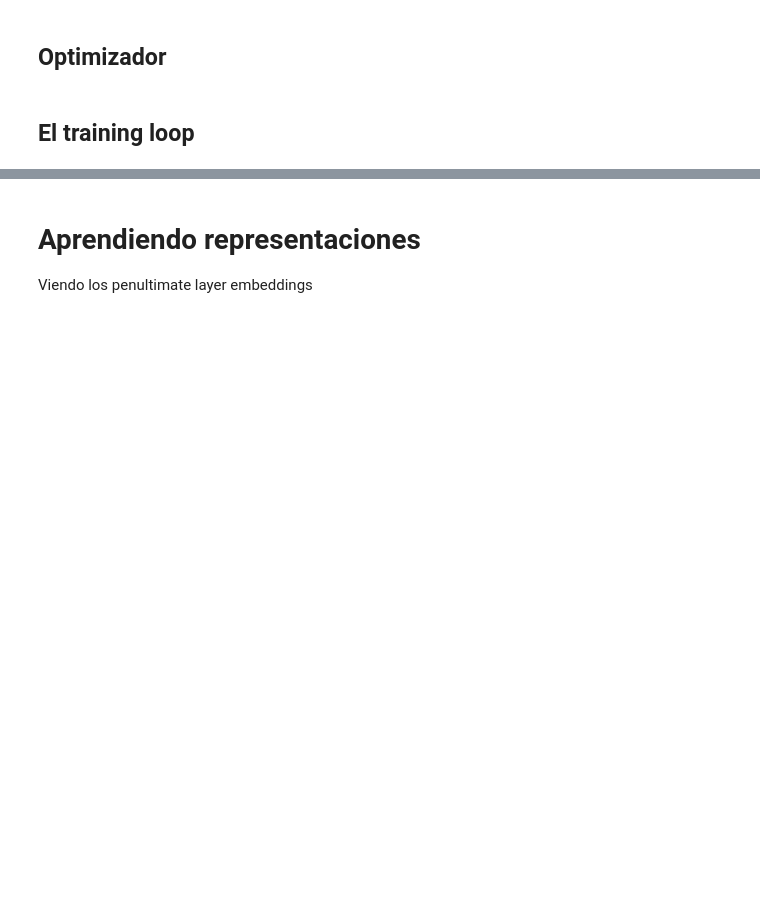
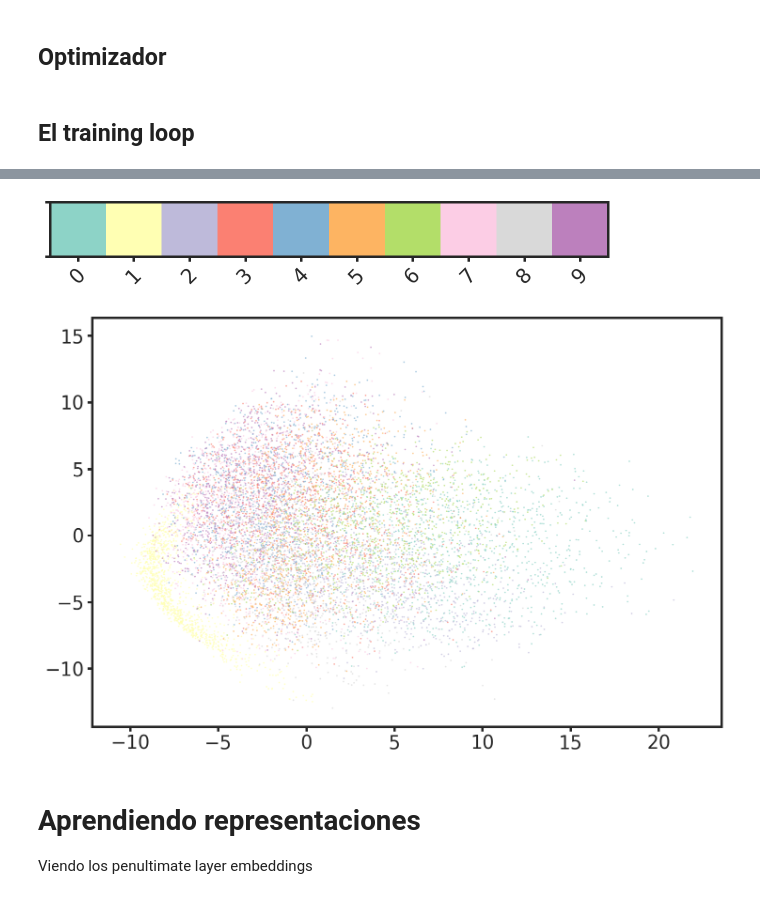
Before and after one commit to beangoben/intro_dl, a Jupyter notebook: MNIST_LR_MLP_CNN.ipynb, the cells around one changed output, grey strips where cells are left out. Drawn from its saved outputs; the diff is of its cells as text; code cells hidden in the pictures; blank space fills up the shorter version.

```diff
--- a/MNIST_LR_MLP_CNN.ipynb
+++ b/MNIST_LR_MLP_CNN.ipynb
@@ -183,9 +252,15 @@ $$ \hat{y} = W \cdot x + b $$
 # %%
 from jax.scipy.special import logsumexp
 
+def relu(x):
+    return jnp.maximum(0, x)
+
 def predict(params, x):
-    w,b = params[0]
-    logits = jnp.dot(w, x) + b
+    w0,b0 = params[0]
+    act = jnp.dot(w0, x) + b0
+    act = relu(act)
+    w1,b1 = params[1]
+    logits = jnp.dot(w1, act) + b1
     return logits - logsumexp(logits)
 # %%
 def jnp_flat_image(x):
@@ -330,3 +455,12 @@ for epoch in pbar:
+# %%
+plot_color_legend(dataset_name)
+plt.scatter(embed_pca_final[:,0], embed_pca_final[:, 1],
+            c=labels_to_nodecolors(flat_y_test),
+            s=1, alpha=0.5)
+plt.show()
+# %% [output]
+[figure, added]
+[figure, added]
 # %% [markdown]
 # Aprendiendo representaciones
 
```
Also changed, not shown: parts of 26 cells of this notebook.
